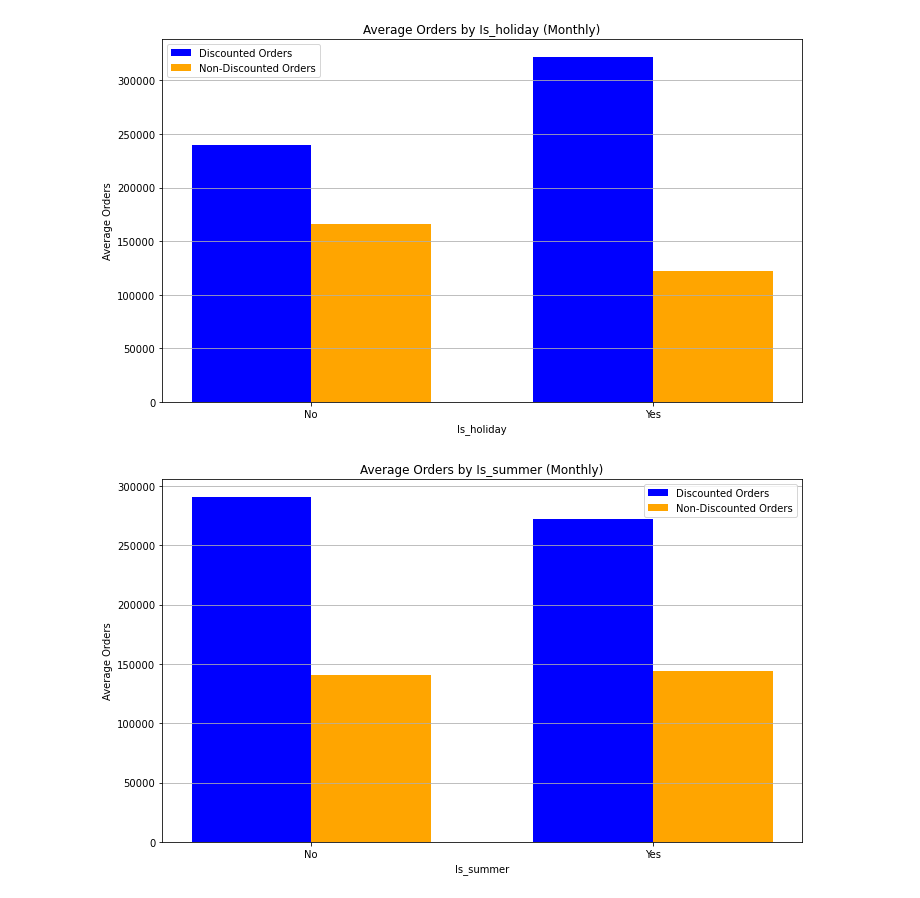
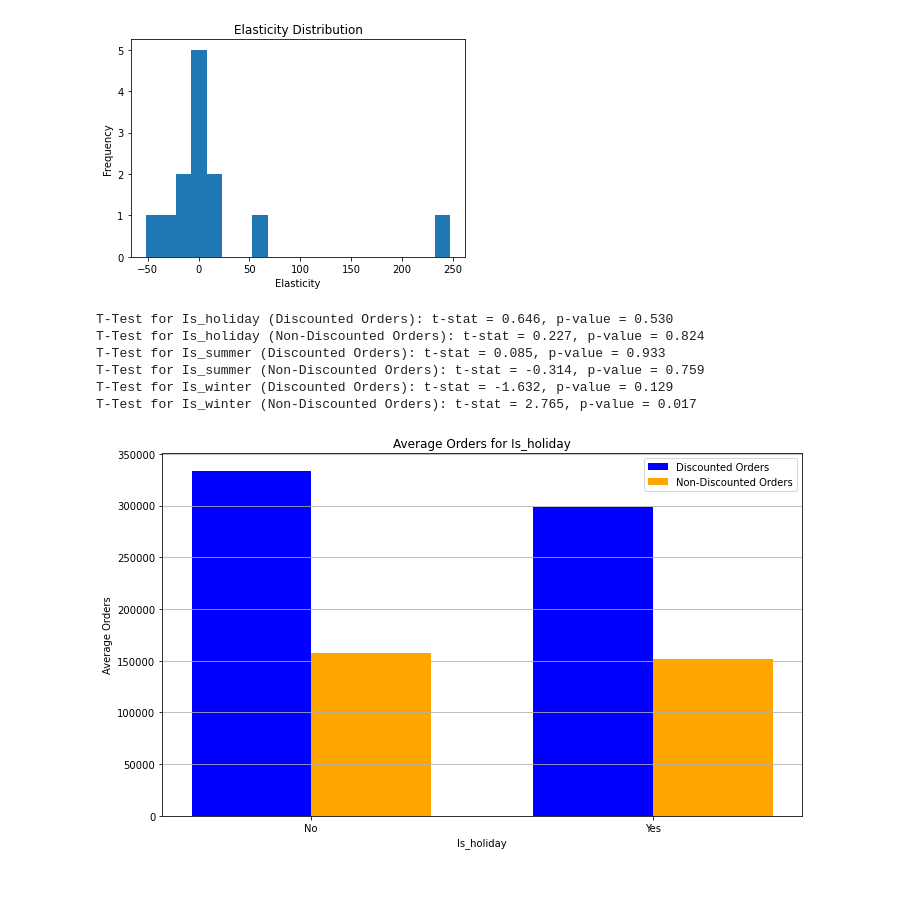
Before and after one commit to atiya16384/Monumentum_Makers, a Jupyter notebook: test.ipynb, the cells around one changed output. Drawn from its saved outputs; the diff is of its cells as text; code cells hidden in the pictures.

Commit message:
fix: graphs for statistical analysis

```diff
--- a/test.ipynb
+++ b/test.ipynb
@@ -272,7 +274,7 @@ plt.show()
 import pandas as pd
 import numpy as np
 import matplotlib.pyplot as plt
-from scipy.stats import pearsonr, spearmanr
+from scipy.stats import ttest_ind
 
 # Load cleaned data
 file_path = 'cleaned_orders_discount_data.csv'
@@ -311,61 +313,65 @@ monthly_data = pd.merge(
 # Drop rows with NaN values
 monthly_data.dropna(inplace=True)
 
-# Verify the aggregation
-print("Discounted Monthly Aggregation:")
-print(discounted_monthly.head())
-print("\nNon-Discounted Monthly Aggregation:")
-print(non_discounted_monthly.head())
-print("\nMerged Monthly Data (after NaN removal):")
-print(monthly_data.head())
+# Step 3: Corrected Elasticity Calculation
+monthly_data['pct_change_discount'] = monthly_data['discount'].pct_change()
+monthly_data['pct_change_orders_discounted'] = monthly_data['orders_discounted'].pct_change()
 
-# Step 1: Correlation Analysis
-if 'discount' in discounted_monthly.columns and 'orders' in discounted_monthly.columns:
-    pearson_corr, _ = pearsonr(monthly_data['discount'], monthly_data['orders_discounted'])
-    spearman_corr, _ = spearmanr(monthly_data['discount'], monthly_data['orders_discounted'])
-    print(f"Pearson Correlation (Discounted Orders): {pearson_corr:.3f}")
-    print(f"Spearman Correlation (Discounted Orders): {spearman_corr:.3f}")
+# Avoid division by zero
+monthly_data['elasticity'] = np.where(
+    monthly_data['pct_change_discount'] != 0,
+    monthly_data['pct_change_orders_discounted'] / monthly_data['pct_change_discount'],
+    np.nan
+)
 
-# Step 2: Price Elasticity of Demand
-monthly_data['pct_change_discount'] = monthly_data['discount'].pct_change().fillna(0)
-monthly_data['pct_change_orders_discounted'] = monthly_data['orders_discounted'].pct_change().fillna(0)
+# Replace NaN and extreme values if necessary
+monthly_data['elasticity'] = monthly_data['elasticity'].replace([np.inf, -np.inf], np.nan)
 
-monthly_data['elasticity'] = (
-    monthly_data['pct_change_orders_discounted'] / monthly_data['pct_change_discount']
-).replace([np.inf, -np.inf], np.nan).fillna(0)
-
-# Elasticity summary
+# Summary Statistics for Elasticity
 avg_elasticity = monthly_data['elasticity'].mean()
 print(f"\nAverage Price Elasticity of Demand (Discounted Orders): {avg_elasticity:.3f}")
 
-# Step 3: Investigating Extreme Elasticity Months
+# Investigate Extreme Elasticity Values
 extreme_elasticity_months = monthly_data.loc[monthly_data['elasticity'].abs() > 5]
 print("\nExtreme Elasticity Months for Discounted Orders:")
 print(extreme_elasticity_months[['date_of_order', 'elasticity', 'discount', 'orders_discounted']])
 
-# Step 4: Seasonal Analysis of Orders
+# Visualize Elasticity Distribution
+monthly_data['elasticity'].plot(kind='hist', bins=20, title='Elasticity Distribution')
+plt.xlabel('Elasticity')
+plt.ylabel('Frequency')
+plt.show()
+
+# Step 4: Statistical Tests and Seasonal Graphs
+# Add seasonal features
 monthly_data['is_holiday'] = np.random.choice([0, 1], size=len(monthly_data))
 monthly_data['is_summer'] = monthly_data['date_of_order'].dt.month.isin([6, 7, 8]).astype(int)
 monthly_data['is_winter'] = monthly_data['date_of_order'].dt.month.isin([12, 1, 2]).astype(int)
-# Step 4: Seasonal Analysis of Orders (Separated Bar Graphs)
-# Seasonal Analysis of Orders (Side-by-side Bar Graphs)
+
+# Statistical Tests: T-tests for Seasonal Features
 seasonal_features = ['is_holiday', 'is_summer', 'is_winter']
 
+
+# Seasonal Graphs with Two Variables (Discounted vs Non-Discounted)
 for feature in seasonal_features:
     seasonal_orders = monthly_data.groupby(feature)[['orders_discounted', 'orders_non_discounted']].mean()
 
-    # Plotting side-by-side bar graph
+    # Prepare data for plotting
+    avg_orders_discounted = seasonal_orders['orders_discounted']
+    avg_orders_non_discounted = seasonal_orders['orders_non_discounted']
+
+    # Plotting bar graph
     bar_width = 0.35
-    index = np.arange(len(seasonal_orders))
+    index = np.arange(2)  # Only two groups: 0 (No), 1 (Yes)
 
     plt.figure(figsize=(10, 6))
-    plt.bar(index, seasonal_orders['orders_discounted'], bar_width, label='Discounted Orders', color='blue')
-    plt.bar(index + bar_width, seasonal_orders['orders_non_discounted'], bar_width, label='Non-Discounted Orders', color='orange')
+    plt.bar(index, avg_orders_discounted, bar_width, label='Discounted Orders', color='blue')
+    plt.bar(index + bar_width, avg_orders_non_discounted, bar_width, label='Non-Discounted Orders', color='orange')
 
-    plt.title(f'Average Orders by {feature.capitalize()} (Monthly)')
+    plt.title(f'Average Orders for {feature.capitalize()}')
     plt.xlabel(feature.capitalize())
     plt.ylabel('Average Orders')
-    plt.xticks(index + bar_width / 2, ['No', 'Yes'])  # Assuming binary features (0 and 1)
+    plt.xticks(index + bar_width / 2, ['No', 'Yes'])  # X-axis labels: 0 (No), 1 (Yes)
     plt.legend()
     plt.grid(axis='y')
     plt.tight_layout()
@@ -391,2 +393,8 @@ Non-Discounted Monthly Aggregation:
-[figure, old version]
+[figure, new version]
+T-Test for Is_holiday (Discounted Orders): t-stat = 0.646, p-value = 0.530
+T-Test for Is_holiday (Non-Discounted Orders): t-stat = 0.227, p-value = 0.824
+T-Test for Is_summer (Discounted Orders): t-stat = 0.085, p-value = 0.933
+T-Test for Is_summer (Non-Discounted Orders): t-stat = -0.314, p-value = 0.759
+T-Test for Is_winter (Discounted Orders): t-stat = -1.632, p-value = 0.129
+T-Test for Is_winter (Non-Discounted Orders): t-stat = 2.765, p-value = 0.017
-[figure, old version]
+[figure, new version]
```
Also changed, not shown: parts of 4 cells of this notebook, 2 other files.
